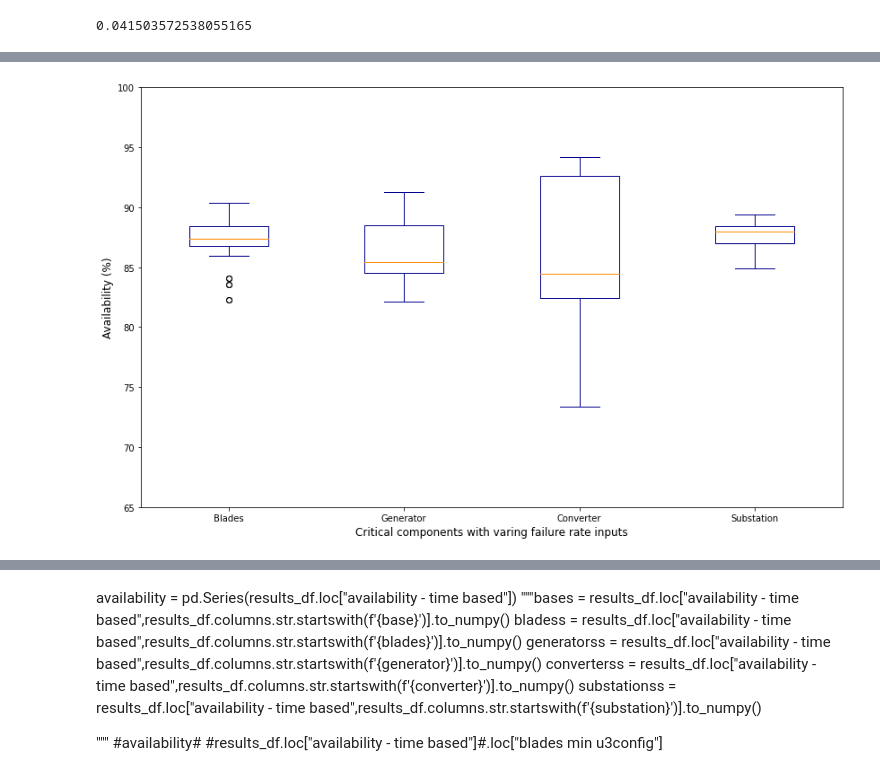
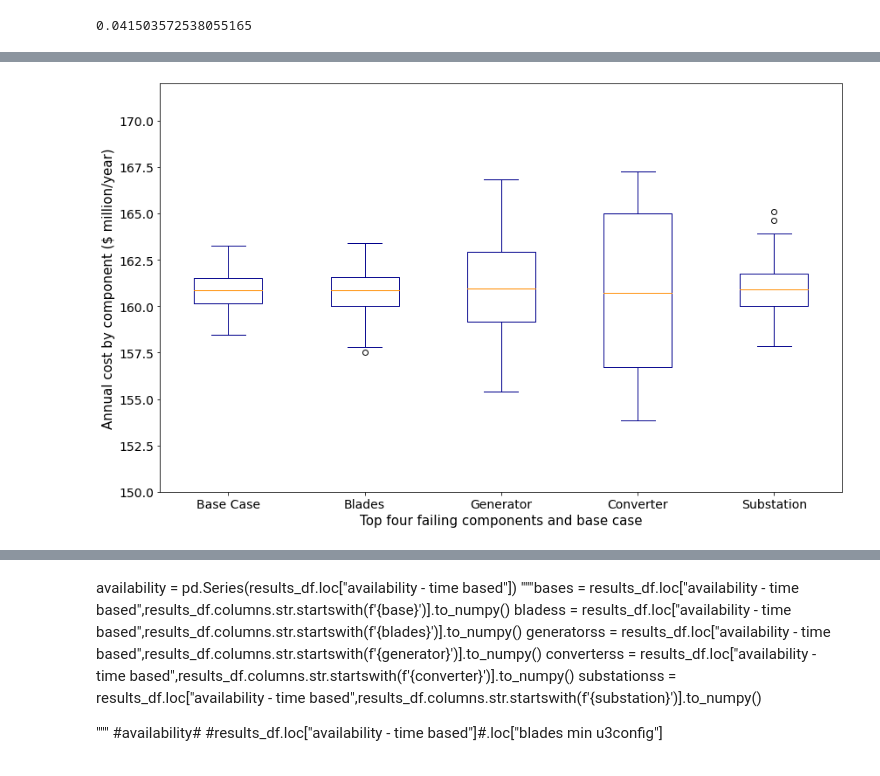
Before and after one commit to aletcherhartman/SULI-Spring-2021, a Jupyter notebook: 15 MW OWT FMECA SULI Spring 2021.ipynb, the cells around one changed output, grey strips where cells are left out. Drawn from its saved outputs; the diff is of its cells as text; code cells hidden in the pictures.

```diff
--- a/15 MW OWT FMECA SULI Spring 2021.ipynb
+++ b/15 MW OWT FMECA SULI Spring 2021.ipynb
@@ -1062,20 +1099,13 @@ plt.show()
 # %%
-color = {
-        "boxes": "DarkBlue",
-        "whiskers": "DarkBlue",
-        "medians": "DarkOrange",
-        "caps": "DarkBlue",
-    }
+fig, ax = plt.subplots(figsize=(14, 8.6))
+costdf.plot(kind='box',ax=ax, color = color, ylim=(150,172), fontsize=14)
 
-fig, ax = plt.subplots(figsize=(14, 8.6))
-availabilitydf.plot(kind='box',ax=ax, color=color,ylim=(65,100))
-
-plt.ylabel('Availability (%)', fontsize=12)
-plt.xlabel('Critical components with varing failure rate inputs', fontsize=12)
+plt.ylabel('Annual cost by component ($ million/year)', fontsize=15)
+plt.xlabel('Top four failing components and base case', fontsize=15)
 #plt.xticks(index, label, fontsize=12, rotation=10)
-#plt.title('Project availability with variable critical component reliability')
+#plt.title('Annual direct O&M cost with variable critical component reliability')
 #ax.legend()#handles = handle, loc="lower left", fontsize=14)
 plt.show()
-#availabilitydf.describe()
+#costdf[["Blades","Generator","Converter","Substation"]].describe()
 # %% [output]
-[figure, old version]
+[figure, new version]
```
Also changed, not shown: parts of 16 cells of this notebook, 13 other files.
